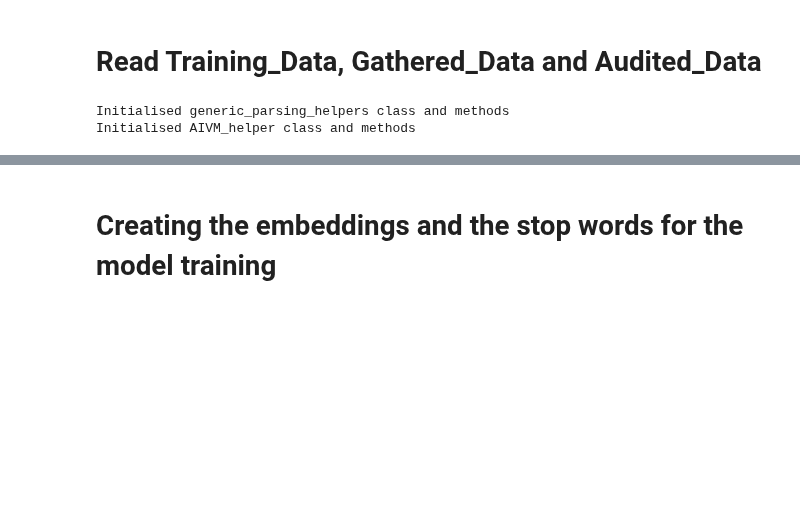
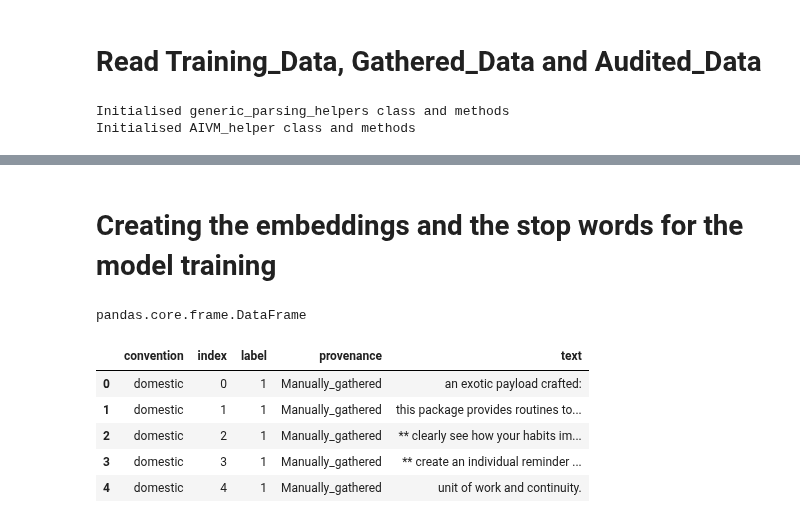
Before and after one commit to aideenf/AIVC, a Jupyter notebook: cp_wssc/Models training experiments.ipynb, the cells around one changed output, grey strips where cells are left out. Saved outputs shown, nothing was run; the diff lists cells and outputs as text; code cells hidden in the pictures; blank space fills up the shorter version.

```diff
--- a/cp_wssc/Models training experiments.ipynb
+++ b/cp_wssc/Models training experiments.ipynb
@@ -52,3 +41,6 @@ paths.STOP_WORDS_DIR_FILE_LOCAL : Data/Iterative-models-building/Training data/r
+# %%
+GIT_USER = 'aideenf'
+GIT_PSWD = 'aid99rk4'
 # %% [markdown]
 # Read Training_Data, Gathered_Data and Audited_Data
 # %%
@@ -216,17 +271,30 @@ Training data size after removal:  5608
 | label |  |  |  |  |  |  |  |  |
 | 0 | 233 | 182 | 787 | 671 | 173 | 289 | 315 | 154 |
 | 1 | 233 | 182 | 787 | 671 | 173 | 289 | 315 | 154 |
+# %% [markdown]
+# Creating the embeddings and the stop words for the model training
 # %%
 #Read the glove word-embedding to obtain the embeddings_index
 embeddings_index = parsing_helpers.read_glove_embeddings(paths.GLOVE_DIR_LOCAL, model_helpers.EMBEDDING_DIM)
 stopwords = parsing_helpers.get_stop_words(paths.STOP_WORDS_DIR_FILE_LOCAL)
-# %% [markdown]
-# Creating the embeddings and the stop words for the model training
 # %%
 column_to_tokenize = 'text'
 gathered_and_training = pd.DataFrame(gathered_conventions_df[column_to_tokenize].append(training_df[column_to_tokenize]))##Adding training data sentences
-extended_tokenizer = parsing_helpers.create_tokenizer(gathered_and_training, column_to_tokenize, max_words=model_helpers.MAX_NB_WORDS)
+extended_tokenizer = parsing_helpers.create_tokenizer(gathered_and_training,
+                                                        column_to_tokenize,
+                                                        max_words=model_helpers.MAX_NB_WORDS)
 display (type (gathered_and_training))
+# %% [output]
+pandas.core.frame.DataFrame
+# %%
+new_training_data_df.head()
+# %% [output]
+|  | convention | index | label | provenance | text |
+| 0 | domestic | 0 | 1 | Manually_gathered | an exotic payload crafted: |
+| 1 | domestic | 1 | 1 | Manually_gathered | this package provides routines to... |
+| 2 | domestic | 2 | 1 | Manually_gathered | ** clearly see how your habits im... |
+| 3 | domestic | 3 | 1 | Manually_gathered | ** create an individual reminder ... |
+| 4 | domestic | 4 | 1 | Manually_gathered | unit of work and continuity. |
 # %%
 EXECUTE_EXAMPLE = True
 if EXECUTE_EXAMPLE: #### JUST TO AVOID EXECUTING THIS CELL EVERY TIME
```
Also changed, not shown: parts of 7 cells of this notebook, 1 other file.
